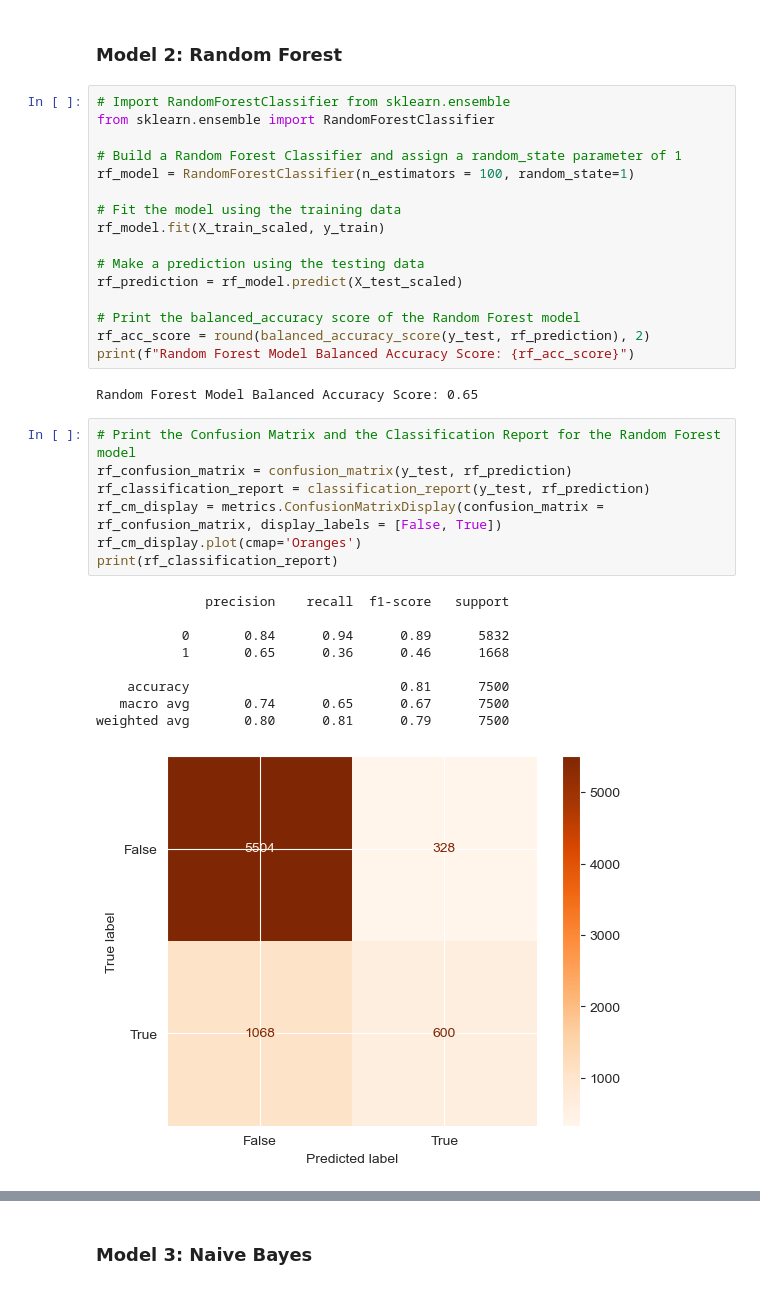
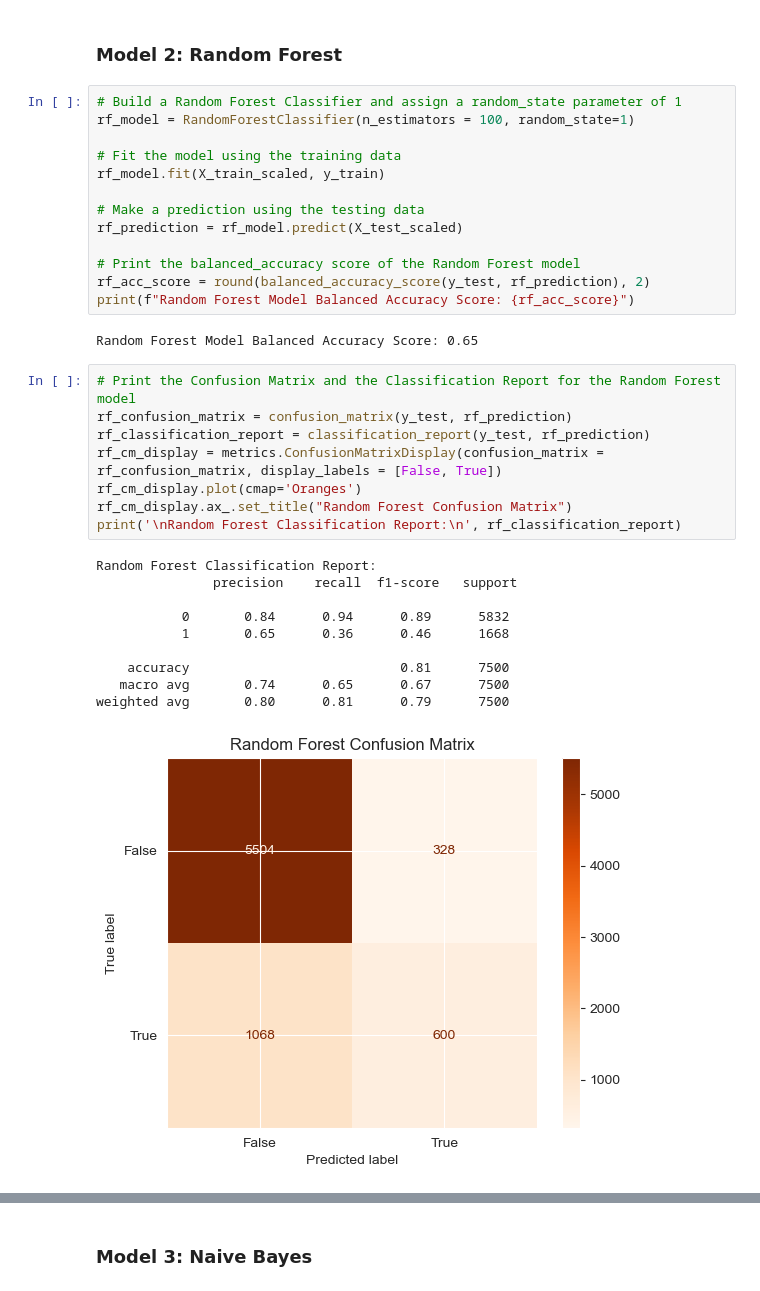
Before and after one commit to Graci98/Project-2, a Jupyter notebook: predicting_credit_default.ipynb, the cells around one changed output, grey strips where cells are left out. Cells and saved outputs as stored; diff of their text form.

```diff
--- a/predicting_credit_default.ipynb
+++ b/predicting_credit_default.ipynb
@@ -375,9 +397,6 @@ weighted avg       0.92      0.81      0.85      7500
 # %% [markdown]
 ### Model 2: Random Forest
 # %%
-# Import RandomForestClassifier from sklearn.ensemble
-from sklearn.ensemble import RandomForestClassifier
-
 # Build a Random Forest Classifier and assign a random_state parameter of 1
 rf_model = RandomForestClassifier(n_estimators = 100, random_state=1)
 
@@ -395,17 +414,19 @@ Random Forest Model Balanced Accuracy Score: 0.65
 # %%
 # Print the Confusion Matrix and the Classification Report for the Random Forest model
 rf_confusion_matrix = confusion_matrix(y_test, rf_prediction)
 rf_classification_report = classification_report(y_test, rf_prediction)
 rf_cm_display = metrics.ConfusionMatrixDisplay(confusion_matrix = rf_confusion_matrix, display_labels = [False, True])
 rf_cm_display.plot(cmap='Oranges')
-print(rf_classification_report)
+rf_cm_display.ax_.set_title("Random Forest Confusion Matrix")
+print('\nRandom Forest Classification Report:\n', rf_classification_report)
 # %% [output]
-              precision    recall  f1-score   support
+Random Forest Classification Report:
+               precision    recall  f1-score   support
 
            0       0.84      0.94      0.89      5832
            1       0.65      0.36      0.46      1668
 
     accuracy                           0.81      7500
    macro avg       0.74      0.65      0.67      7500
 weighted avg       0.80      0.81      0.79      7500
-[figure, old version]
+[figure, new version]
```
Also changed, not shown: parts of 26 cells of this notebook.
